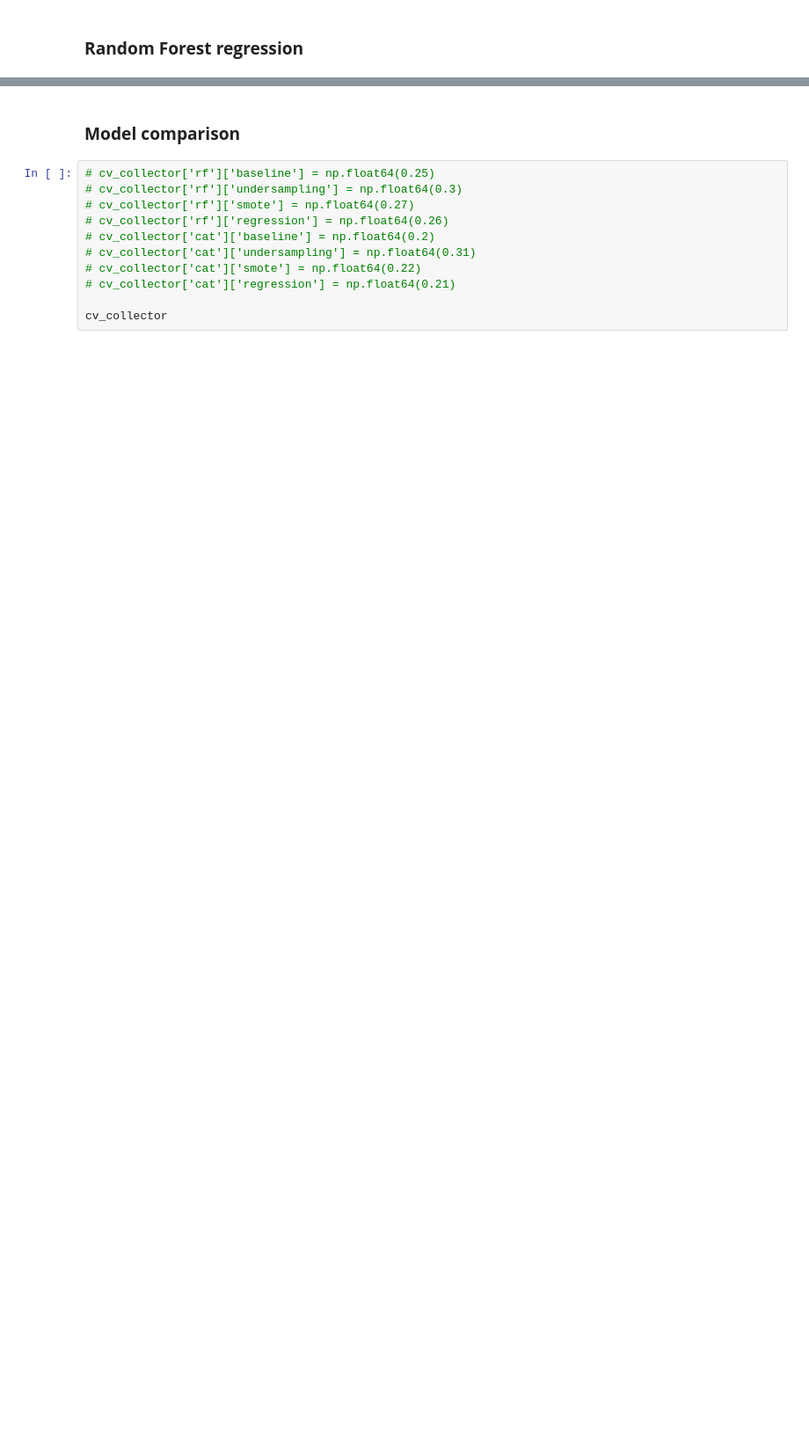
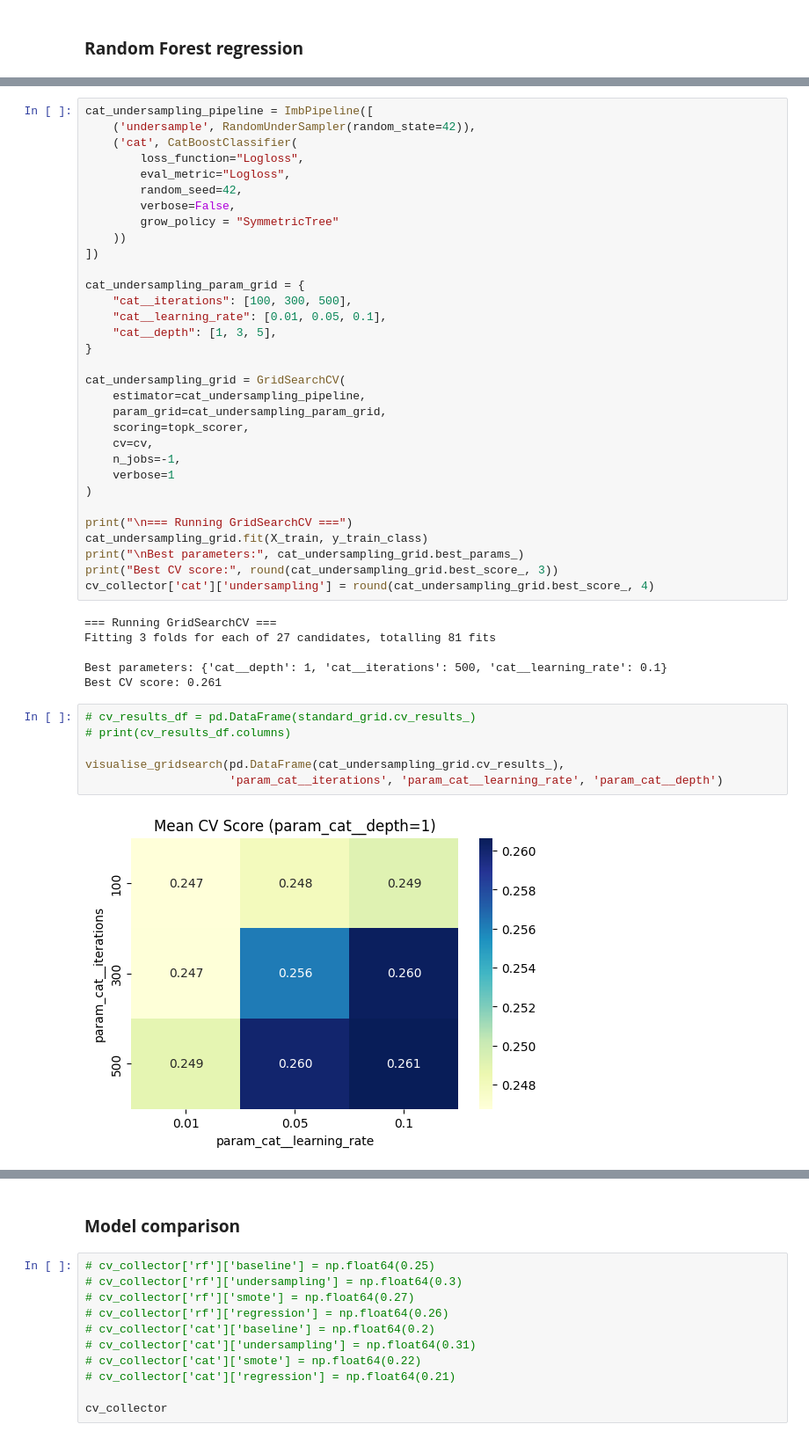
Before and after one commit to DovydasVe/article_popularity_prediction, a Jupyter notebook: prototype.ipynb, the cells around one changed output, grey strips where cells are left out. Shown at 88% size. Drawn from its saved outputs; the diff is of its cells as text; blank space fills up the shorter version.

```diff
--- a/prototype.ipynb
+++ b/prototype.ipynb
@@ -563,0 +619,46 @@ np.float64(0.64)
+# %%
+cat_undersampling_pipeline = ImbPipeline([
+    ('undersample', RandomUnderSampler(random_state=42)),
+    ('cat', CatBoostClassifier(
+        loss_function="Logloss",
+        eval_metric="Logloss",
+        random_seed=42,
+        verbose=False,
+        grow_policy = "SymmetricTree"
+    ))
+])
+
+cat_undersampling_param_grid = {
+    "cat__iterations": [100, 300, 500],
+    "cat__learning_rate": [0.01, 0.05, 0.1],
+    "cat__depth": [1, 3, 5],
+}
+
+cat_undersampling_grid = GridSearchCV(
+    estimator=cat_undersampling_pipeline,
+    param_grid=cat_undersampling_param_grid,
+    scoring=topk_scorer,
+    cv=cv,
+    n_jobs=-1,
+    verbose=1
+)
+
+print("\n=== Running GridSearchCV ===")
+cat_undersampling_grid.fit(X_train, y_train_class)
+print("\nBest parameters:", cat_undersampling_grid.best_params_)
+print("Best CV score:", round(cat_undersampling_grid.best_score_, 3))
+cv_collector['cat']['undersampling'] = round(cat_undersampling_grid.best_score_, 4)
+# %% [output]
+=== Running GridSearchCV ===
+Fitting 3 folds for each of 27 candidates, totalling 81 fits
+
+Best parameters: {'cat__depth': 1, 'cat__iterations': 500, 'cat__learning_rate': 0.1}
+Best CV score: 0.261
+# %%
+# cv_results_df = pd.DataFrame(standard_grid.cv_results_)
+# print(cv_results_df.columns)
+
+visualise_gridsearch(pd.DataFrame(cat_undersampling_grid.cv_results_),
+                     'param_cat__iterations', 'param_cat__learning_rate', 'param_cat__depth')
+# %% [output]
+[figure, added]
```
Also changed, not shown: parts of 41 cells of this notebook.
